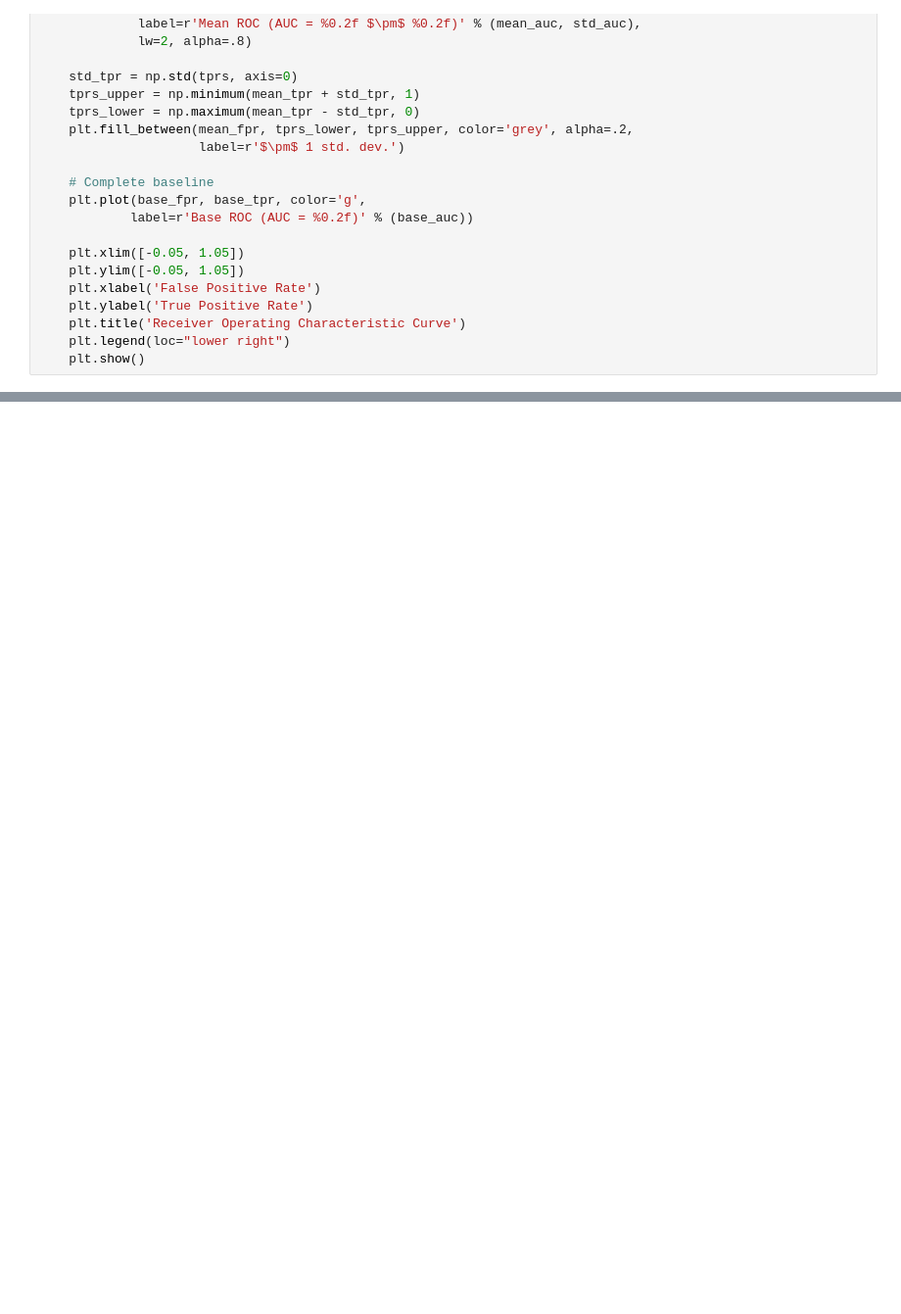
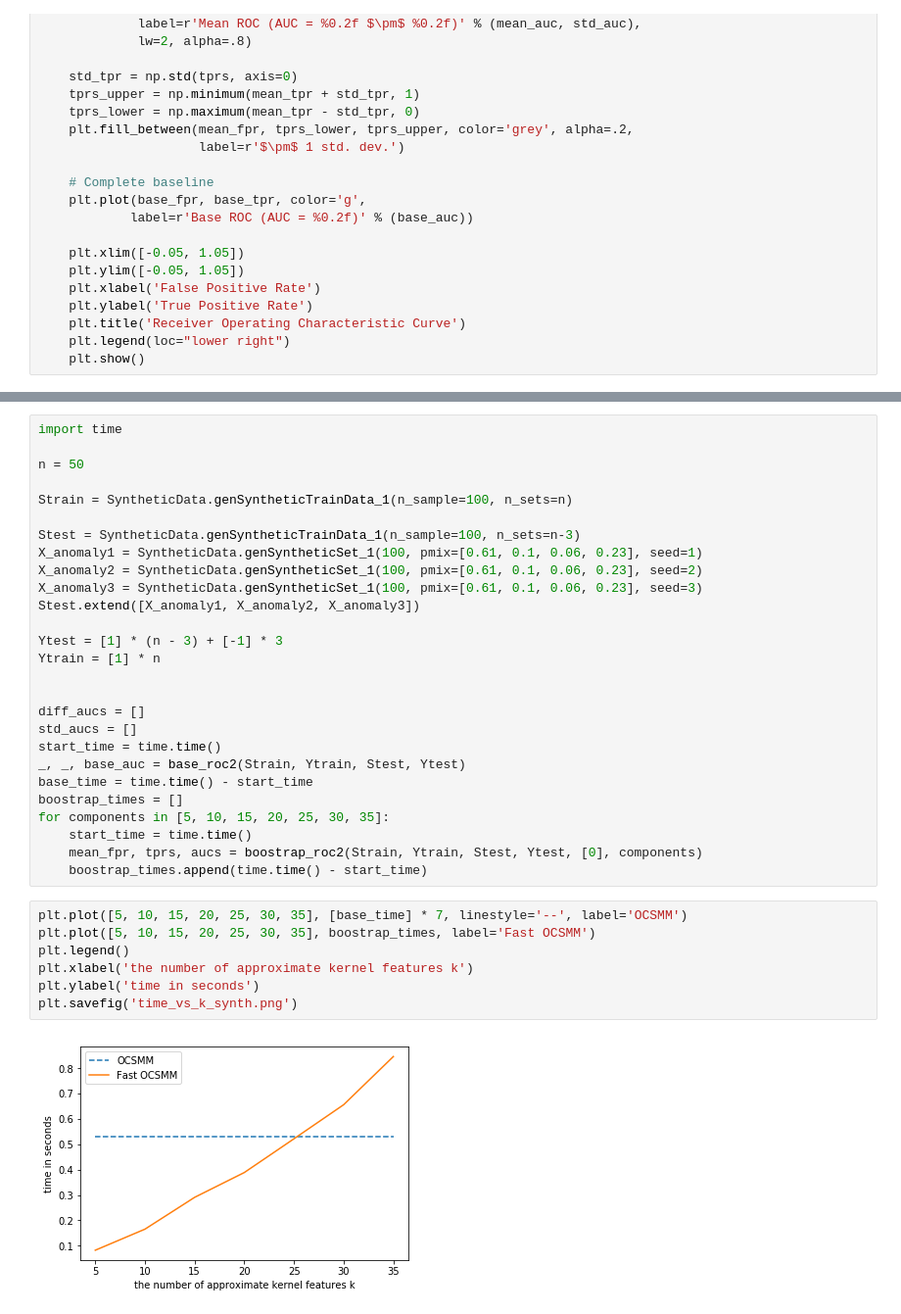
Before and after one commit to kdgutier/FastOCSMM, a Jupyter notebook: OneClassSMM2.ipynb, the cells around one changed output, grey strips where cells are left out. Shown at 98% size. Saved outputs shown, nothing was run; the diff lists cells and outputs as text; blank space fills up the shorter version.

```diff
--- a/OneClassSMM2.ipynb
+++ b/OneClassSMM2.ipynb
@@ -366,0 +419,36 @@ plot_mean_and_CI(mean_fpr, tprs, aucs, base_fpr, base_tpr, base_auc)
+# %%
+import time
+
+n = 50
+
+Strain = SyntheticData.genSyntheticTrainData_1(n_sample=100, n_sets=n)
+
+Stest = SyntheticData.genSyntheticTrainData_1(n_sample=100, n_sets=n-3)
+X_anomaly1 = SyntheticData.genSyntheticSet_1(100, pmix=[0.61, 0.1, 0.06, 0.23], seed=1)
+X_anomaly2 = SyntheticData.genSyntheticSet_1(100, pmix=[0.61, 0.1, 0.06, 0.23], seed=2)
+X_anomaly3 = SyntheticData.genSyntheticSet_1(100, pmix=[0.61, 0.1, 0.06, 0.23], seed=3)
+Stest.extend([X_anomaly1, X_anomaly2, X_anomaly3])
+
+Ytest = [1] * (n - 3) + [-1] * 3
+Ytrain = [1] * n
+
+
+diff_aucs = []
+std_aucs = []
+start_time = time.time()
+_, _, base_auc = base_roc2(Strain, Ytrain, Stest, Ytest)
+base_time = time.time() - start_time
+boostrap_times = []
+for components in [5, 10, 15, 20, 25, 30, 35]:
+    start_time = time.time()
+    mean_fpr, tprs, aucs = boostrap_roc2(Strain, Ytrain, Stest, Ytest, [0], components)
+    boostrap_times.append(time.time() - start_time)
+# %%
+plt.plot([5, 10, 15, 20, 25, 30, 35], [base_time] * 7, linestyle='--', label='OCSMM')
+plt.plot([5, 10, 15, 20, 25, 30, 35], boostrap_times, label='Fast OCSMM')
+plt.legend()
+plt.xlabel('the number of approximate kernel features k')
+plt.ylabel('time in seconds')
+plt.savefig('time_vs_k_synth.png')
+# %% [output]
+[figure, added]
```
Also changed, not shown: parts of 12 cells of this notebook, 3 other files.
